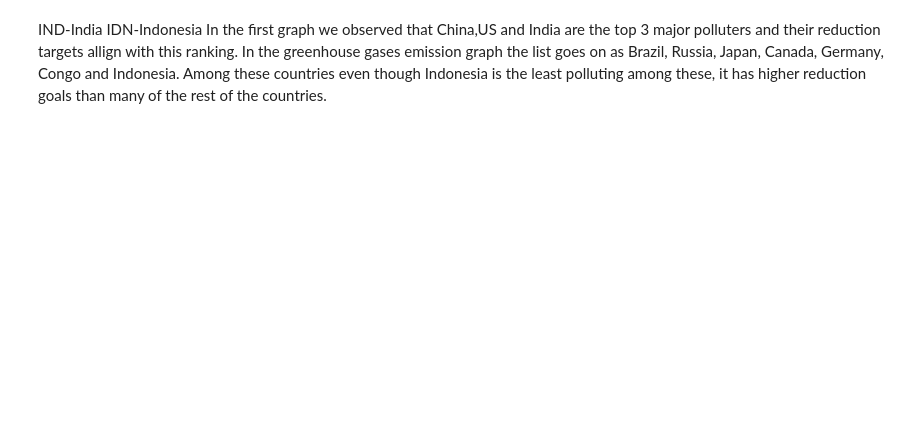
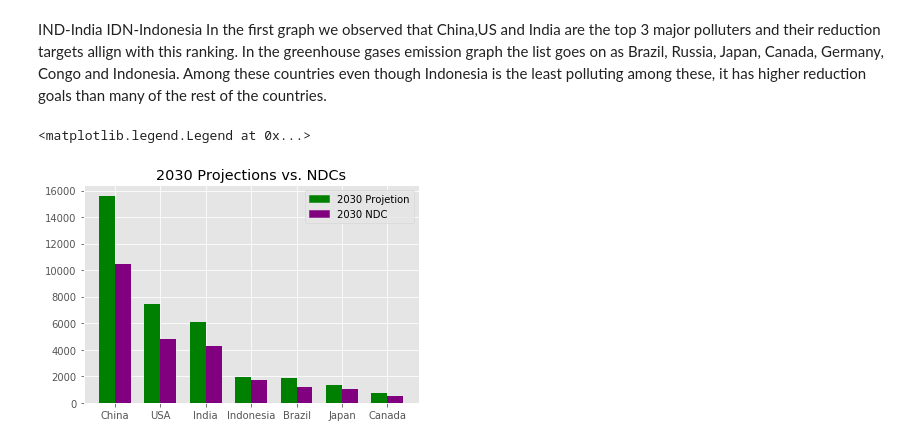
Before and after one commit to jasonrwang/ghg_analytics, a Jupyter notebook: ghg_analytics.ipynb, the cells around one changed output. Drawn from its saved outputs; the diff is of its cells as text; code cells hidden in the pictures; blank space fills up the shorter version.

```diff
--- a/ghg_analytics.ipynb
+++ b/ghg_analytics.ipynb
@@ -193,3 +203,48 @@ plt.show()
 IND-India
 IDN-Indonesia
 In the first graph we observed that China,US and India are the top 3 major polluters and their reduction targets allign with this ranking. In the greenhouse gases emission graph the list goes on as Brazil, Russia, Japan, Canada, Germany, Congo and Indonesia. Among these countries even though Indonesia is the least polluting among these, it has higher reduction goals than many of the rest of the countries.
+# %%
+from numpy import array
+import matplotlib.patches as mpatches
+
+#The data for the no policy scenario and values for greenhouse gases
+
+ghgForecast_GCAM2 = pd.read_csv('data/wri/Pathways/GCAM.csv').drop(['Model'],axis=1)
+ghgForecast_GCAM2
+
+ghgForecast_GCAM2_BAU= ghgForecast_GCAM2[ (ghgForecast_GCAM2['Scenario'] == 'No policy') &
+                    (ghgForecast_GCAM2['ESP Indicator Name'].str.startswith('Emissions|GHG'))]
+
+# Filter the top 10 countries that was determined according to worldbank data. Countries have multiple entries according
+#to different type of greenhouse gases. We need the sum. Russia, Germany and Congo do not have 2030 projections in the dataset.
+
+ghgTop10 = ghgForecast_GCAM2_BAU[ghgForecast_GCAM2_BAU["Region"].apply(lambda x: True if x in GreenhouseGasesTop10Emitters["Country Name"].values else False)]
+Top10byCountry=ghgTop10.groupby(["Region"])["2030"].sum().sort_values(ascending=False)
+
+#NDCs of the top 10 countries.
+
+NDCsTop10= NDCsTop10.sort_values(by="Goal", ascending=False)
+
+#Values to use in the graph. Missing countries are dropped from NDC list.
+
+y1=Top10byCountry.values
+
+y2=NDCsTop10[NDCsTop10['Country']!= "RUS"][NDCsTop10['Country']!= "DEU"][NDCsTop10['Country']!= "COD"]["Goal"].values
+
+x=np.arange(len(y1))
+
+#PLot bar-chart for the 7 countries.
+
+bar_width = 0.35
+plt.bar(x,y1,width=bar_width,color="green")
+plt.bar(x+bar_width,y2,width=bar_width,color="purple")
+
+plt.xticks(x+bar_width/2,["China","USA","India","Indonesia","Brazil","Japan","Canada"])
+plt.title("2030 Projections vs. NDCs")
+
+green_patch=mpatches.Patch(color="green",label="2030 Projetion")
+purple_patch=mpatches.Patch(color="purple",label="2030 NDC")
+plt.legend(handles=[green_patch,purple_patch])
+# %% [output]
+<matplotlib.legend.Legend at 0x...>
+[figure, added]
```
Also changed, not shown: parts of 2 cells of this notebook.
